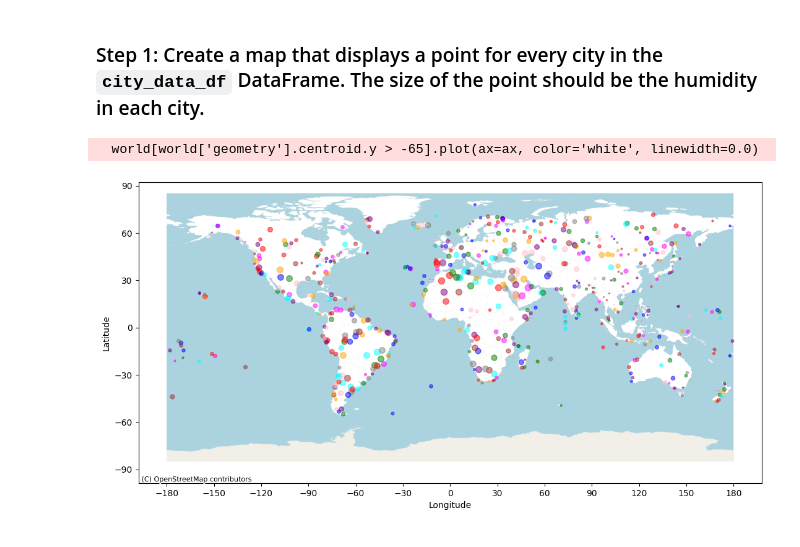
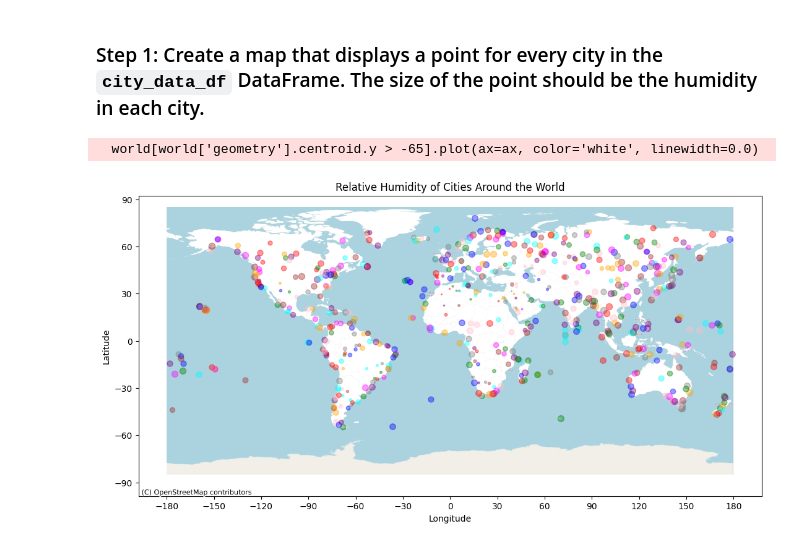
Before and after one commit to JNorthData/Weather_API, a Jupyter notebook: VacationAPI.ipynb, the cells around one changed output. Drawn from its saved outputs; the diff is of its cells as text; code cells hidden in the pictures.

```diff
--- a/VacationAPI.ipynb
+++ b/VacationAPI.ipynb
@@ -29,39 +29,6 @@ city_data_df.head()
 | 4 | 4 | patacamaya | -17.2333 | -67.9167 | 288.00 | 20 | 5 | 3.14 | BO | 1691429820 |
 # %% [markdown]
 ### Step 1: Create a map that displays a point for every city in the `city_data_df` DataFrame. The size of the point should be the humidity in each city.
-# %%
-import pandas as pd
-import matplotlib.pyplot as plt
-import cartopy.crs as ccrs
-import numpy as np
-
-
-# Create a new figure and Cartopy axes
-fig = plt.figure(figsize=(10, 6))
-ax = plt.axes(projection=ccrs.PlateCarree())
-
-# Add coastlines and gridlines
-ax.coastlines()
-ax.gridlines(draw_labels=True, linestyle='--')
-
-# Set the extent to show the entire world
-ax.set_extent([-180, 180, -65, 90], crs=ccrs.PlateCarree())
-
-# Iterate through the DataFrame and plot data points
-for index, row in city_data_df.iterrows():
-    plt.scatter(
-        row['Lng'], row['Lat'],
-        s=row['Humidity'],  # Use humidity for dot size
-        c=np.random.rand(3,),  # Use random colors for each dot
-        transform=ccrs.PlateCarree(),
-        label=row['City']
-    )
-
-# Add a title
-ax.set_title("City Data on World Map")
-
-# Show the plot
-plt.show()
 # %%
 import geopandas as gpd
 import contextily as ctx
@@ -78,32 +45,33 @@ fig, ax = plt.subplots(figsize=(13, 10))
 # Plot the world map data without country borders and labels
 world.boundary.plot(ax=ax, linewidth=0)
 world[world['geometry'].centroid.y > -65].plot(ax=ax, color='white', linewidth=0.0)
 
 # Add latitude and longitude tickers to the axes
 ax.set_xticks(range(-180, 181, 30))
 ax.set_yticks(range(-90, 91, 30))
 ax.set_xlabel('Longitude')
 ax.set_ylabel('Latitude')
+ax.set_title('Relative Humidity of Cities Around the World')
 
 # Add background from OpenStreetMap using contextily
 ctx.add_basemap(ax, crs=world.crs.to_string(), source=ctx.providers.OpenStreetMap.Mapnik)
 
 # Normalize humidity values for dot size
 max_humidity = city_data_df['Humidity'].max()
 min_humidity = city_data_df['Humidity'].min()
 city_ct = city_data_df['City'].nunique()
 city_data_df['Humidity'] = 1 + 55 * (city_data_df['Humidity'] - min_humidity) / (max_humidity - min_humidity)  # Normalize to [1, 61]
 
 # Define a list of colors for each city (you can customize this list)
 city_colors = ['blue', 'green', 'red', 'purple', 'orange', 'brown', 'pink', 'gray', 'cyan', 'magenta']
 
 # Plot the city data as scatter points with different colors for each city
 for idx, row in city_data_df.iterrows():
     color = city_colors[idx % len(city_colors)]  # Cycle through the colors list
-    ax.scatter(row['Lng'], row['Lat'], s=row['Humidity'], c=color, label=row['City'], alpha=.5)
+    ax.scatter(row['Lng'], row['Lat'], s=row['Humidity'], c=color, label=row['City'], alpha=.4)
 
 # Display the plot
 plt.show()
 # %% [output]
   world[world['geometry'].centroid.y > -65].plot(ax=ax, color='white', linewidth=0.0)
-[figure, old version]
+[figure, new version]
```
Also changed, not shown: parts of 7 cells of this notebook.
